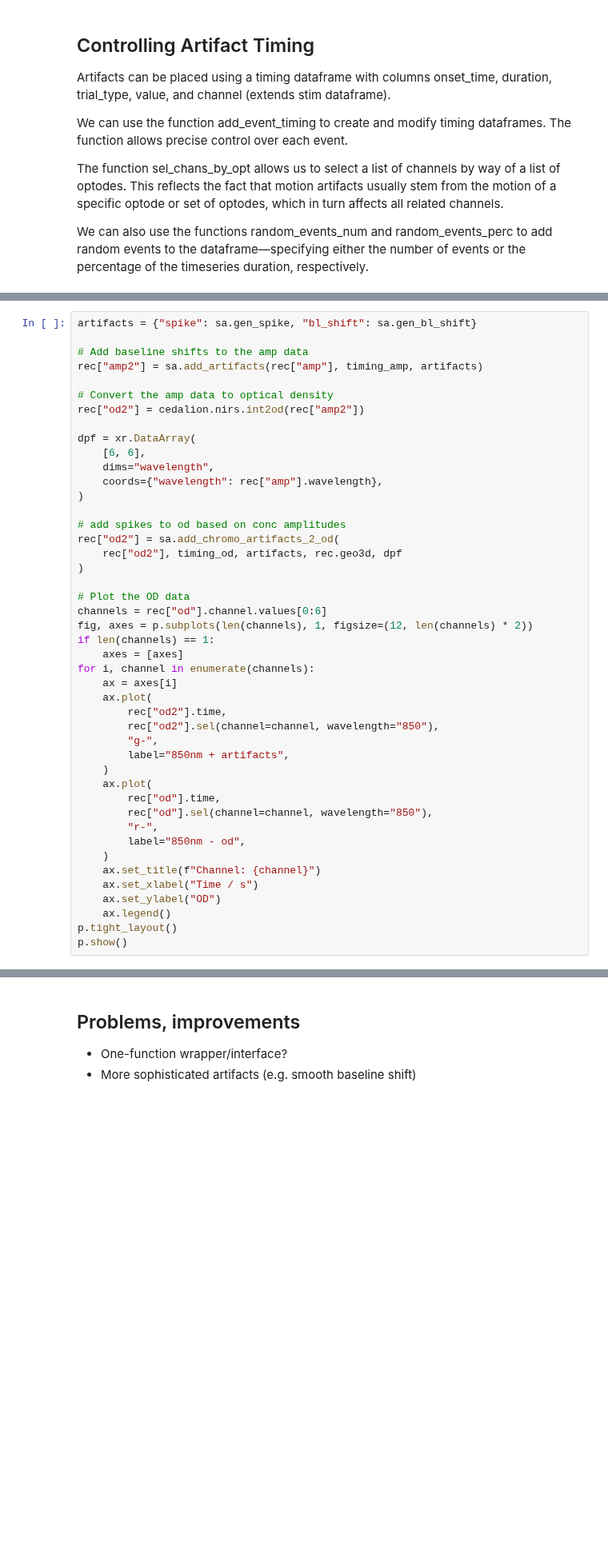
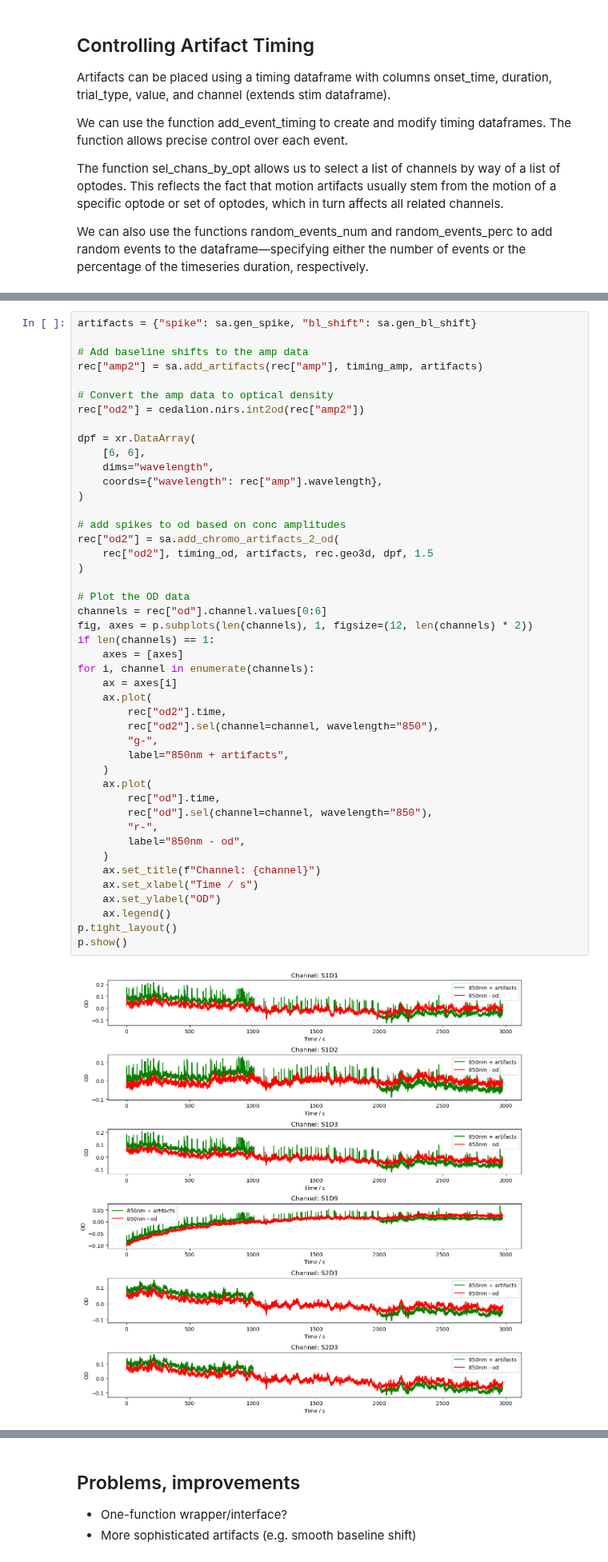
Before and after one commit to ibs-lab/cedalion, a Jupyter notebook: examples/augmentation/61_synthetic_artifacts_example.ipynb, the cells around one changed output, grey strips where cells are left out. Shown at 80% size. Saved outputs shown, nothing was run; the diff lists cells and outputs as text; blank space fills up the shorter version.

```diff
--- a/examples/augmentation/61_synthetic_artifacts_example.ipynb
+++ b/examples/augmentation/61_synthetic_artifacts_example.ipynb
@@ -118,34 +172,36 @@ dpf = xr.DataArray(
 
 # add spikes to od based on conc amplitudes
 rec["od2"] = sa.add_chromo_artifacts_2_od(
-    rec["od2"], timing_od, artifacts, rec.geo3d, dpf
+    rec["od2"], timing_od, artifacts, rec.geo3d, dpf, 1.5
 )
 
 # Plot the OD data
 channels = rec["od"].channel.values[0:6]
 fig, axes = p.subplots(len(channels), 1, figsize=(12, len(channels) * 2))
 if len(channels) == 1:
     axes = [axes]
 for i, channel in enumerate(channels):
     ax = axes[i]
     ax.plot(
         rec["od2"].time,
         rec["od2"].sel(channel=channel, wavelength="850"),
         "g-",
         label="850nm + artifacts",
     )
     ax.plot(
         rec["od"].time,
         rec["od"].sel(channel=channel, wavelength="850"),
         "r-",
         label="850nm - od",
     )
     ax.set_title(f"Channel: {channel}")
     ax.set_xlabel("Time / s")
     ax.set_ylabel("OD")
     ax.legend()
 p.tight_layout()
 p.show()
+# %% [output]
+[figure, added]
 # %%
 # Plot the data in conc
 
```
Also changed, not shown: parts of 6 cells of this notebook, 2 other files.
